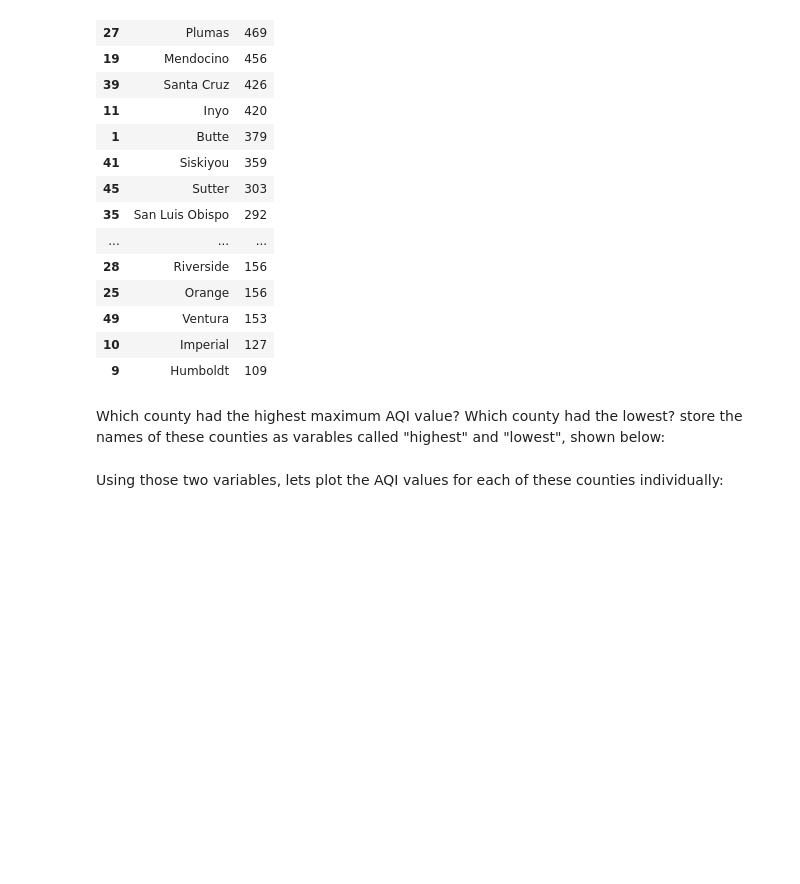
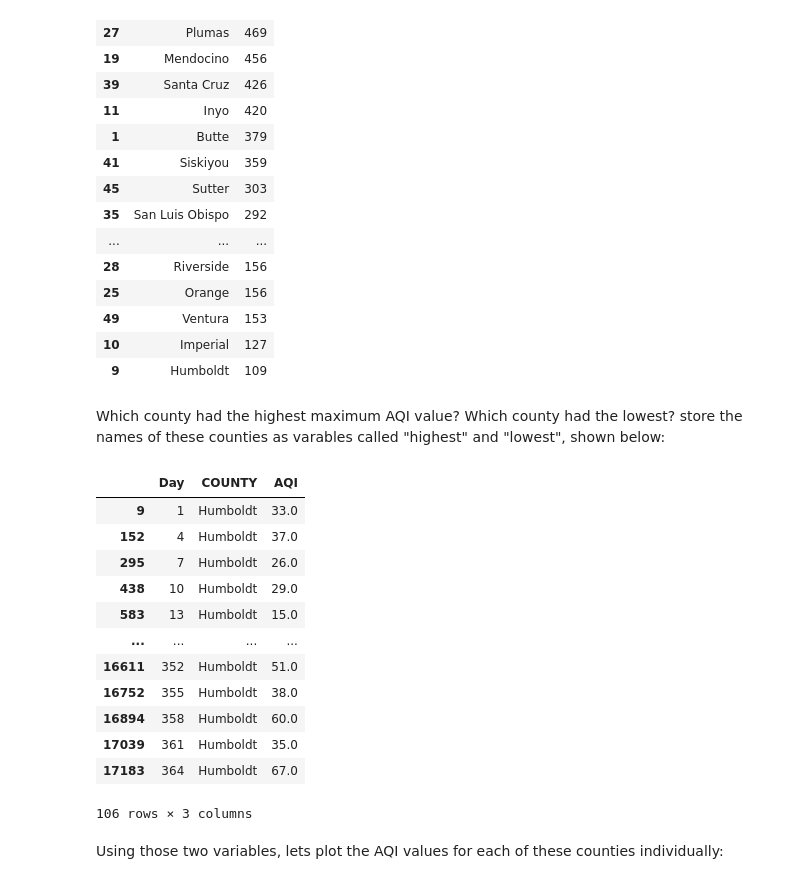
Before and after one commit to adaozdmr/QM2, a Jupyter notebook: notebooks/W03. Spatial Data.ipynb, the cells around one changed output. Drawn from its saved outputs; the diff is of its cells as text; code cells hidden in the pictures; blank space fills up the shorter version.

```diff
--- a/notebooks/W03. Spatial Data.ipynb
+++ b/notebooks/W03. Spatial Data.ipynb
@@ -266,12 +283,28 @@ Which county had the highest maximum AQI value? Which county had the lowest? sto
 # %%
 highest='Mono'
 lowest='Humboldt'
 
 # Filter the county-level daily AQI readings for the worst-affected county
 worst_county=county_daily[county_daily['COUNTY']==highest]
+worst_county
 
 # Filter the county-level daily AQI readings for the least-affected county
 best_county=county_daily[county_daily['COUNTY']==lowest]
+best_county
+# %% [output]
+|  | Day | COUNTY | AQI |
+| 9 | 1 | Humboldt | 33.0 |
+| 152 | 4 | Humboldt | 37.0 |
+| 295 | 7 | Humboldt | 26.0 |
+| 438 | 10 | Humboldt | 29.0 |
+| 583 | 13 | Humboldt | 15.0 |
+| ... | ... | ... | ... |
+| 16611 | 352 | Humboldt | 51.0 |
+| 16752 | 355 | Humboldt | 38.0 |
+| 16894 | 358 | Humboldt | 60.0 |
+| 17039 | 361 | Humboldt | 35.0 |
+| 17183 | 364 | Humboldt | 67.0 |
+106 rows × 3 columns
 # %% [markdown]
 Using those two variables, lets plot the AQI values for each of these counties individually:
 # %%
```
Also changed, not shown: parts of 9 cells of this notebook.
